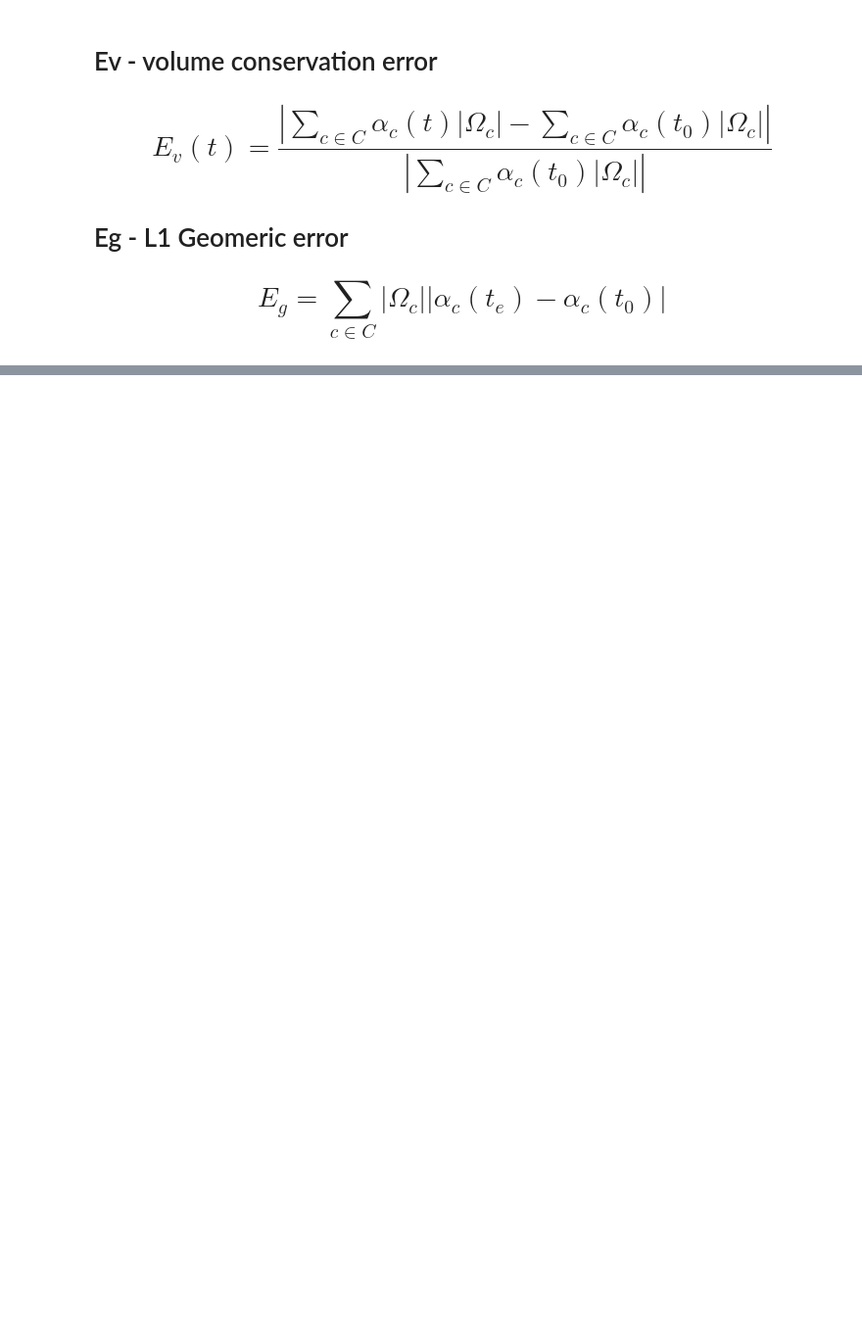
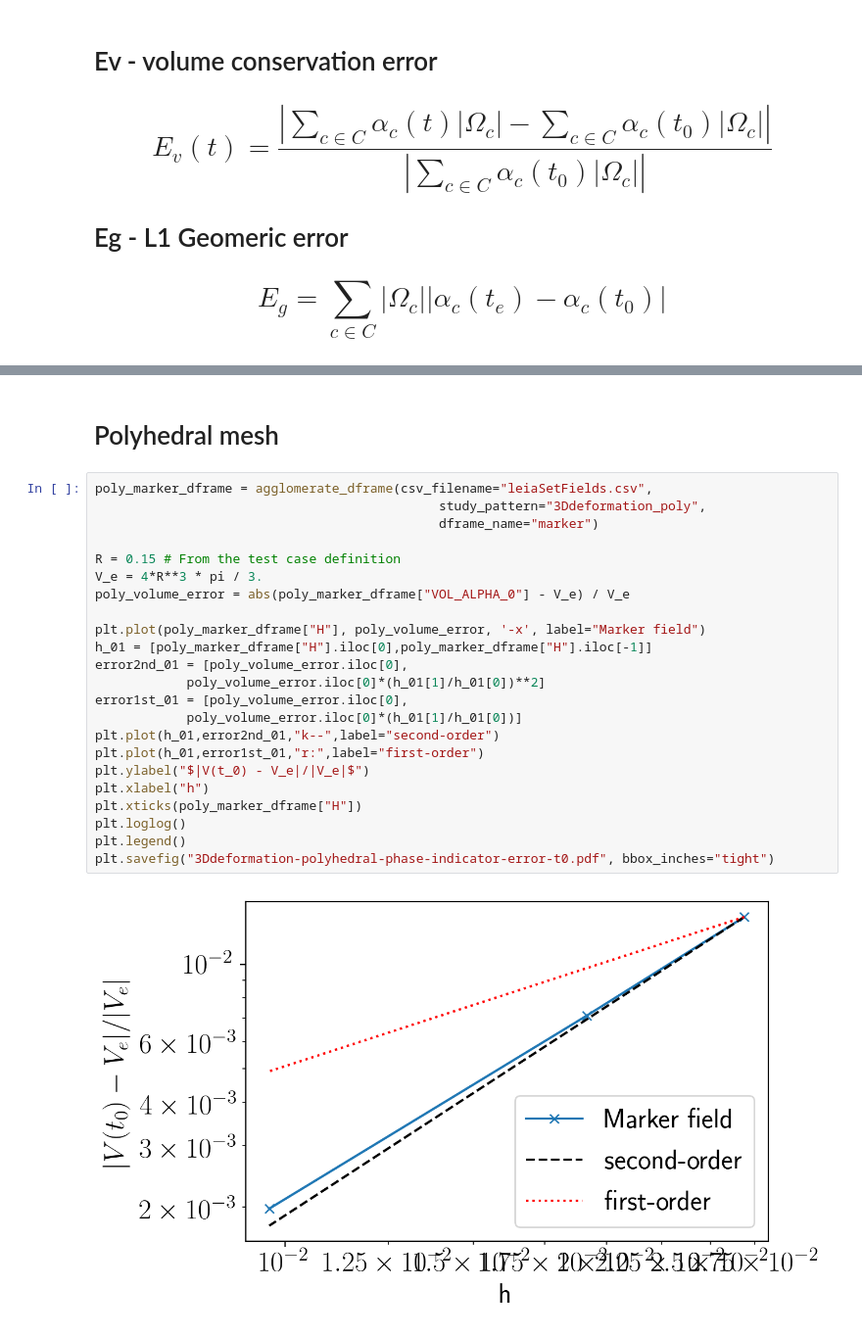
Before and after one commit to tmaric/leia, a Jupyter notebook: cases/3Ddeformation.ipynb, the cells around one changed output, grey strips where cells are left out. Shown: that part at 98% size. Saved outputs shown, nothing was run; the diff lists cells and outputs as text; blank space fills up the shorter version.

```diff
--- a/cases/3Ddeformation.ipynb
+++ b/cases/3Ddeformation.ipynb
@@ -53,0 +56,27 @@ plot_advection_errors(advection_dframe, R, "3D deformation")
+# %% [markdown]
+# Polyhedral mesh
+# %%
+poly_marker_dframe = agglomerate_dframe(csv_filename="leiaSetFields.csv",
+                                             study_pattern="3Ddeformation_poly",
+                                             dframe_name="marker")
+
+R = 0.15 # From the test case definition
+V_e = 4*R**3 * pi / 3.
+poly_volume_error = abs(poly_marker_dframe["VOL_ALPHA_0"] - V_e) / V_e
+
+plt.plot(poly_marker_dframe["H"], poly_volume_error, '-x', label="Marker field")
+h_01 = [poly_marker_dframe["H"].iloc[0],poly_marker_dframe["H"].iloc[-1]]
+error2nd_01 = [poly_volume_error.iloc[0],
+            poly_volume_error.iloc[0]*(h_01[1]/h_01[0])**2]
+error1st_01 = [poly_volume_error.iloc[0],
+            poly_volume_error.iloc[0]*(h_01[1]/h_01[0])]
+plt.plot(h_01,error2nd_01,"k--",label="second-order")
+plt.plot(h_01,error1st_01,"r:",label="first-order")
+plt.ylabel("$|V(t_0) - V_e|/|V_e|$")
+plt.xlabel("h")
+plt.xticks(poly_marker_dframe["H"])
+plt.loglog()
+plt.legend()
+plt.savefig("3Ddeformation-polyhedral-phase-indicator-error-t0.pdf", bbox_inches="tight")
+# %% [output]
+[figure, added]
```
Also changed, not shown: parts of 3 cells of this notebook, 9 other files.
